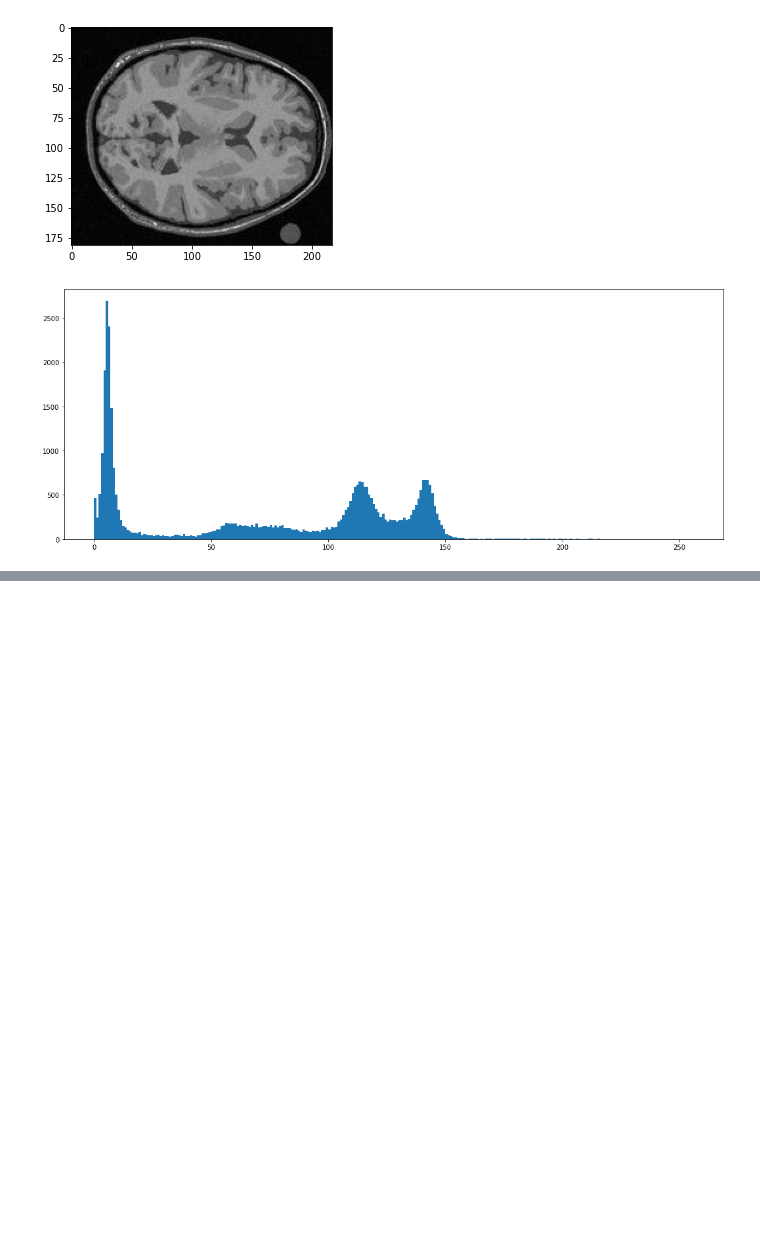
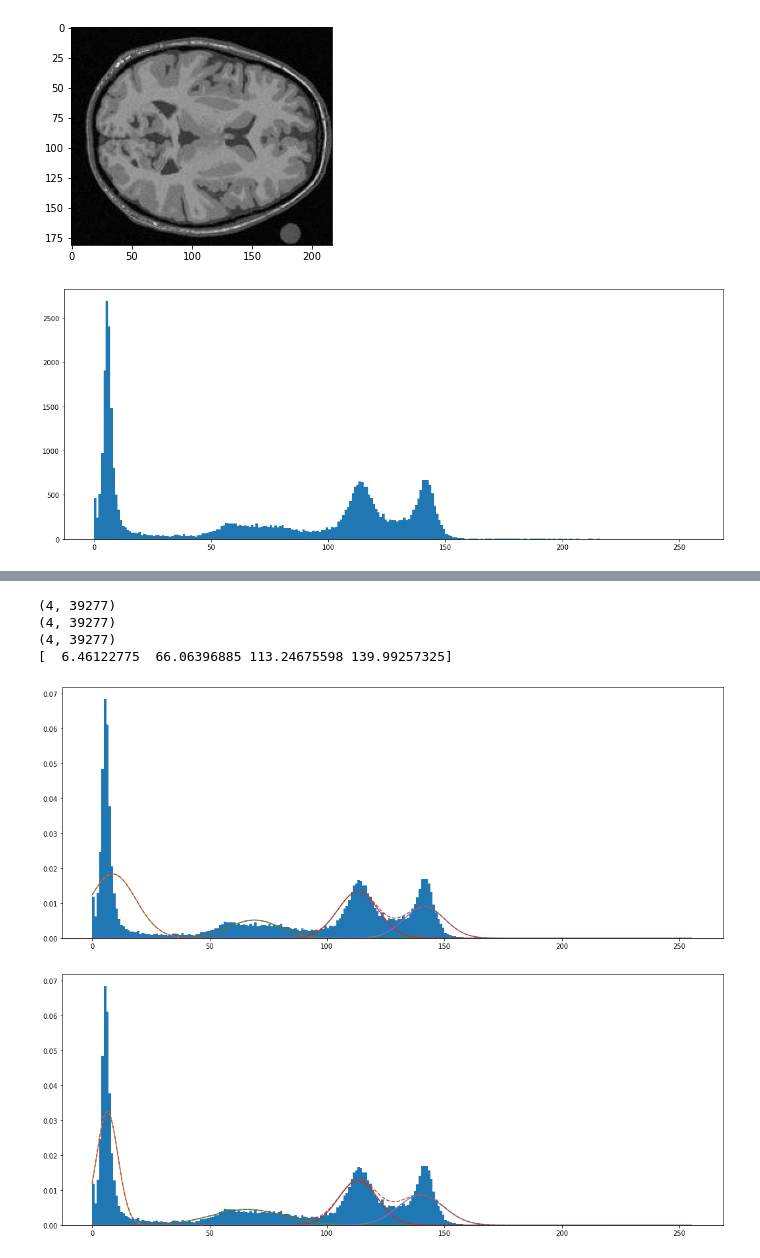
Before and after one commit to IgnacioArellano/Images_processing_using_python, a Jupyter notebook: GMM_segmentation.ipynb, the cells around one changed output, grey strips where cells are left out. Saved outputs shown, nothing was run; the diff lists cells and outputs as text; code cells hidden in the pictures; blank space fills up the shorter version.

```diff
--- a/GMM_segmentation.ipynb
+++ b/GMM_segmentation.ipynb
@@ -108,0 +49,39 @@ for ite in range(10):
+# %%
+Ir=I.ravel()
+Ir=Ir.astype(np.float)
+lon=len(Ir)
+pdf=np.zeros((nm,len(Ir)))
+x=np.linspace(0,255,256)
+for ite in range(3):
+    gt=0;
+    if (ite % 2) == 0:
+        fig1=plt.figure(figsize = (18,7))
+        plt.hist(I.ravel(),256,[0,256],density=True)
+    for model in range(nm):
+        pdf[model,:]=phi[model]*normal_dist(Ir , med[model] , devstd[model])
+    pdft=np.sum(pdf,axis=0)
+    print(pdf.shape)
+    gamma=pdf/pdft
+    for model in range(nm):
+        suma=np.sum(gamma[model,:])
+        phi[model]=suma/lon
+        med[model]=np.dot(gamma[model,:],Ir)/suma
+        devstd[model]=np.sqrt(np.dot(gamma[model,:],(Ir-med[model])**2)/suma)
+        f=normal_dist(x , med[model] , devstd[model]);
+        f=f/np.sum(f)
+        g=phi[model]*f
+        gt=g+gt;
+        if (ite % 2)  ==  0:
+            plt.plot(x,g)
+    if (ite % 2)  ==  0:
+        plt.plot(x,gt,'--')
+print(med)
+#    print(phi)
+#    print(devstd)
+# %% [output]
+(4, 39277)
+(4, 39277)
+(4, 39277)
+[  6.46122775  66.06396885 113.24675598 139.99257325]
+[figure, added]
+[figure, added]
```
Also changed, not shown: parts of 6 cells of this notebook, 3 other files.
